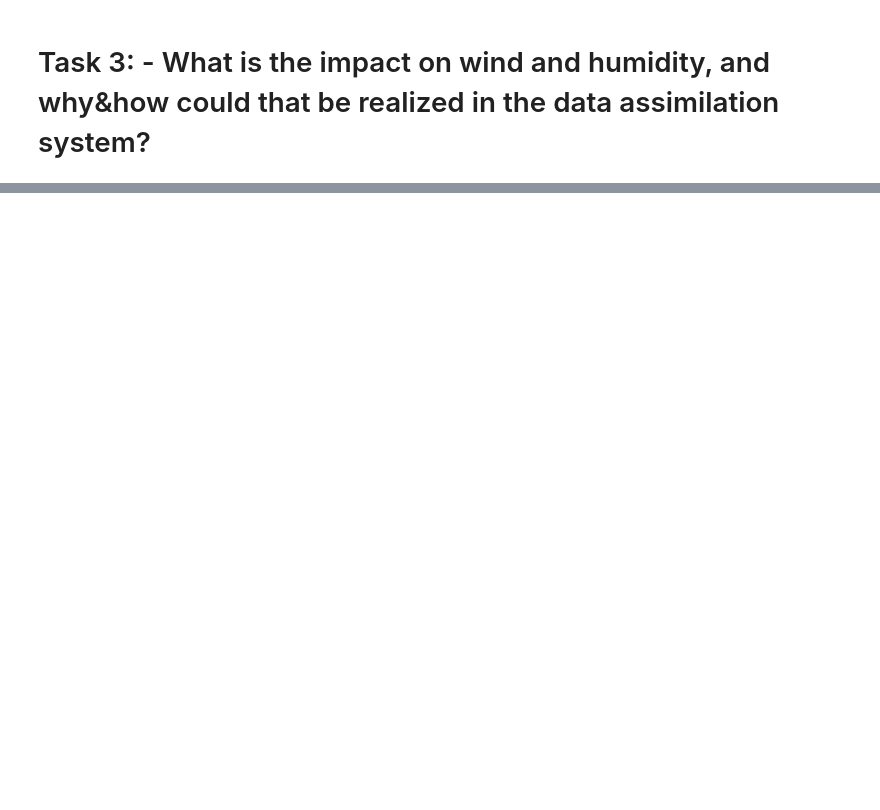
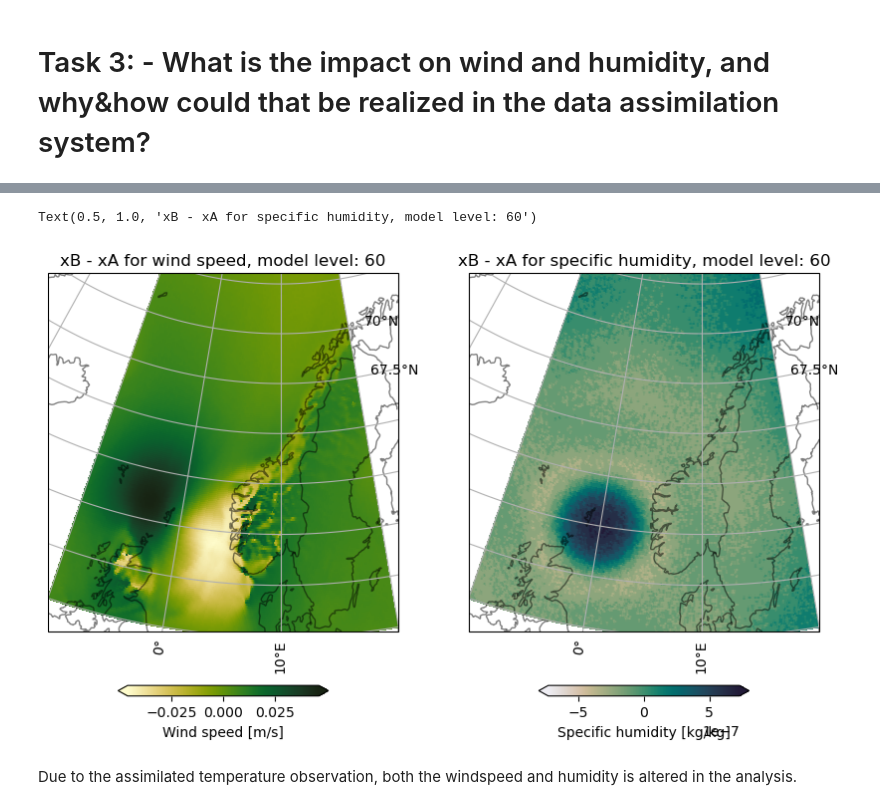
Before and after one commit to kjes4pres/GEO4902, a Jupyter notebook: Exercise 2/2.3.SingleObservationExperiment.ipynb, the cells around one changed output, grey strips where cells are left out. Saved outputs shown, nothing was run; the diff lists cells and outputs as text; code cells hidden in the pictures; blank space fills up the shorter version.

```diff
--- a/Exercise 2/2.3.SingleObservationExperiment.ipynb
+++ b/Exercise 2/2.3.SingleObservationExperiment.ipynb
@@ -132,0 +134,43 @@ Ellipsis
+# %%
+# Wind
+timestep=0; modellevel=60
+x_wind_background = model_background['x_wind'].isel(time=timestep).sel(lev_2=modellevel)
+y_wind_background = model_background['y_wind'].isel(time=timestep).sel(lev_2=modellevel)
+
+wind_background = np.sqrt(x_wind_background**2 + y_wind_background**2)
+
+x_wind_analysis = model_analysis['x_wind'].isel(time=timestep).sel(lev=modellevel)
+y_wind_analysis = model_analysis['y_wind'].isel(time=timestep).sel(lev=modellevel)
+
+wind_analysis = np.sqrt(x_wind_analysis**2 + y_wind_analysis**2)
+
+diff_wind = wind_background - wind_analysis
+# %%
+# Humidity
+
+humidity_background = model_background['specific_humidity'].isel(time=timestep).sel(lev_2=modellevel)
+humidity_analysis = model_analysis['specific_humidity'].isel(time=timestep).sel(lev=modellevel)
+
+diff_humidity = humidity_background - humidity_analysis
+# %%
+projection = cy.crs.Stereographic(central_latitude=78.4, central_longitude=10.0, )
+f, ax = plt.subplots(1,2, subplot_kw={'projection':projection}, figsize=[10, 7])
+
+for axs in ax:
+    axs.set_extent([-10, 20, 55, 72], cy.crs.PlateCarree())
+    axs.add_feature(cy.feature.COASTLINE, alpha=0.5)
+    axs.add_feature(cy.feature.BORDERS, alpha=0.5)
+    gl = axs.gridlines(draw_labels=True)
+    gl.top_labels=False
+    gl.right_labels=False
+
+diff_wind.plot(ax=ax[0], x='lon', y='lat', cmap=cmo.speed, extend='both', transform=cy.crs.PlateCarree(), cbar_kwargs={'orientation':'horizontal','label':'Wind speed [m/s]', 'shrink':0.6, 'pad':0.1})
+ax[0].set_title(f'xB - xA for wind speed, model level: {modellevel}')
+
+diff_humidity.plot(ax=ax[1], x='lon', y='lat', cmap=cmo.rain, extend='both', transform=cy.crs.PlateCarree(), cbar_kwargs={'orientation':'horizontal','label':'Specific humidity [kg/kg]', 'shrink':0.6, 'pad':0.1})
+ax[1].set_title(f'xB - xA for specific humidity, model level: {modellevel}')
+# %% [output]
+Text(0.5, 1.0, 'xB - xA for specific humidity, model level: 60')
+[figure, added]
+# %% [markdown]
+Due to the assimilated temperature observation, both the windspeed and humidity is altered in the analysis.
```
Also changed, not shown: parts of 6 cells of this notebook.
